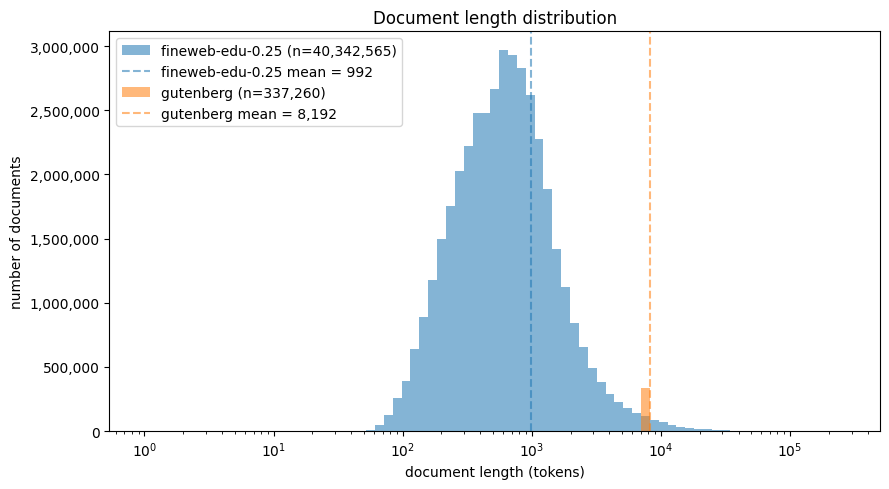
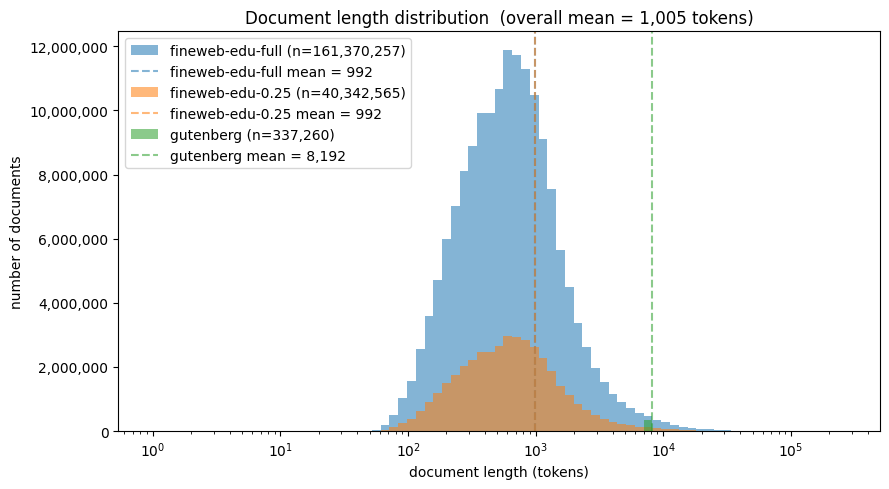
The notebook cell's code change between the first figure and the second:
--- before
+++ after
@@ -3,16 +3,21 @@
 
 fig, ax = plt.subplots(figsize=(9, 5))
+plotted = []   # every dataset actually drawn, pooled below for the overall mean
 for name, lengths in datasets.items():
-    if name == "fineweb-edu-dedup-160B-datatrove":
-        continue
+    # if name == "fineweb-edu-dedup-160B-datatrove_0.25":
+    #     continue
+    plotted.append(lengths)
     _, _, patches = ax.hist(lengths, bins=bins, alpha=0.55, label=f"{disp(name)} (n={len(lengths):,})")
     color = patches[0].get_facecolor()
     ax.axvline(lengths.mean(), color=color, linestyle="--", linewidth=1.5,
                label=f"{disp(name)} mean = {lengths.mean():,.0f}")
+
+# Pooled mean over all plotted documents (dominated by fineweb since it has far more docs).
+overall_mean = np.concatenate(plotted).mean()
 ax.set_xscale("log")
 ax.yaxis.set_major_formatter(thousands)
 ax.set_xlabel("document length (tokens)")
 ax.set_ylabel("number of documents")
-ax.set_title("Document length distribution")
+ax.set_title(f"Document length distribution  (overall mean = {overall_mean:,.0f} tokens)")
 ax.legend()
 plt.tight_layout()

Commit: measure loss and state norms per position on long gutenberg